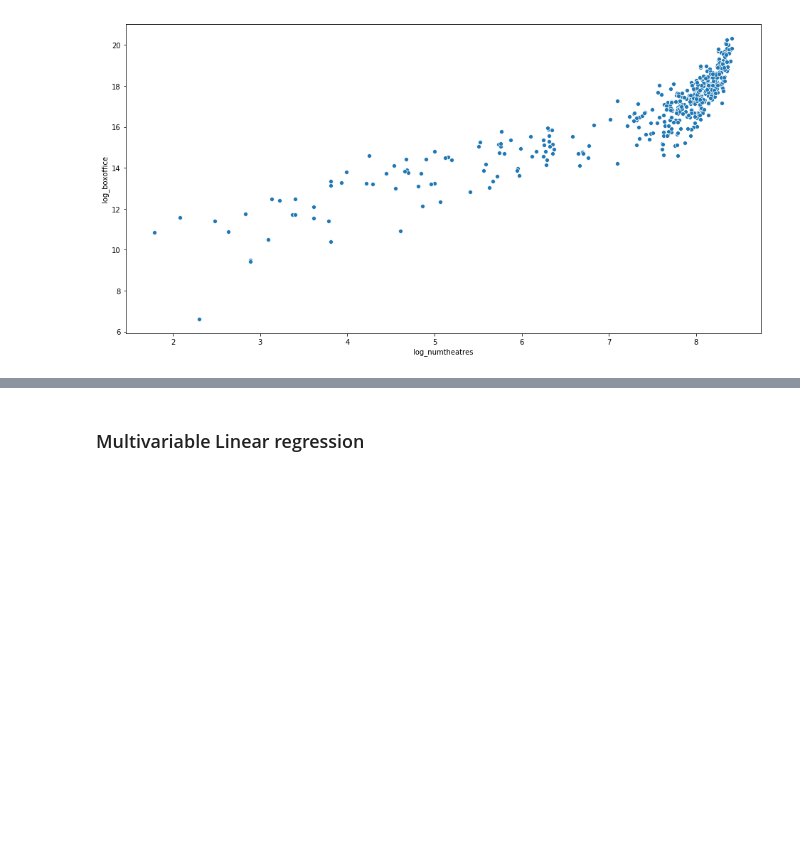
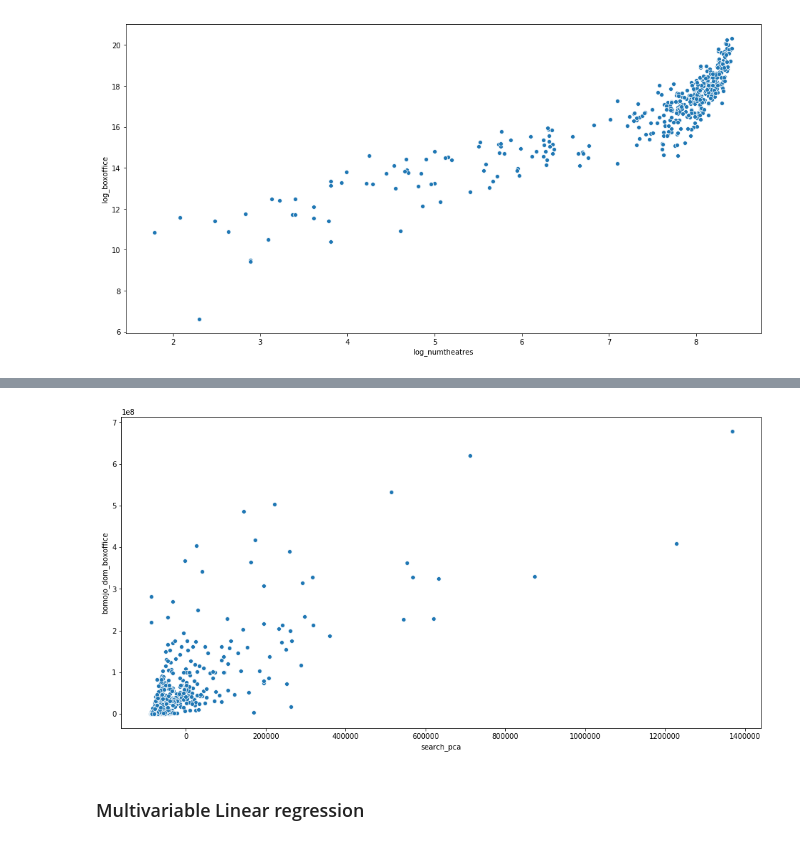
Before and after one commit to kylemcorliss/Thinkful, a Jupyter notebook: Unit 3 Capstone/Unit_3_Capstone.model.ipynb, the cells around one changed output, grey strips where cells are left out. Cells and saved outputs as stored; diff of their text form; code cells hidden in the pictures; blank space fills up the shorter version.

```diff
--- a/Unit 3 Capstone/Unit_3_Capstone.model.ipynb
+++ b/Unit 3 Capstone/Unit_3_Capstone.model.ipynb
@@ -771,0 +807,6 @@ X = pd.get_dummies(X)
+# %%
+plt.figure(figsize=(16,8))
+sns.scatterplot(x='search_pca',y='bomojo_dom_boxoffice',data=df_bo_predictor)
+plt.show()
+# %% [output]
+[figure, added]
```
Also changed, not shown: parts of 15 cells of this notebook.
